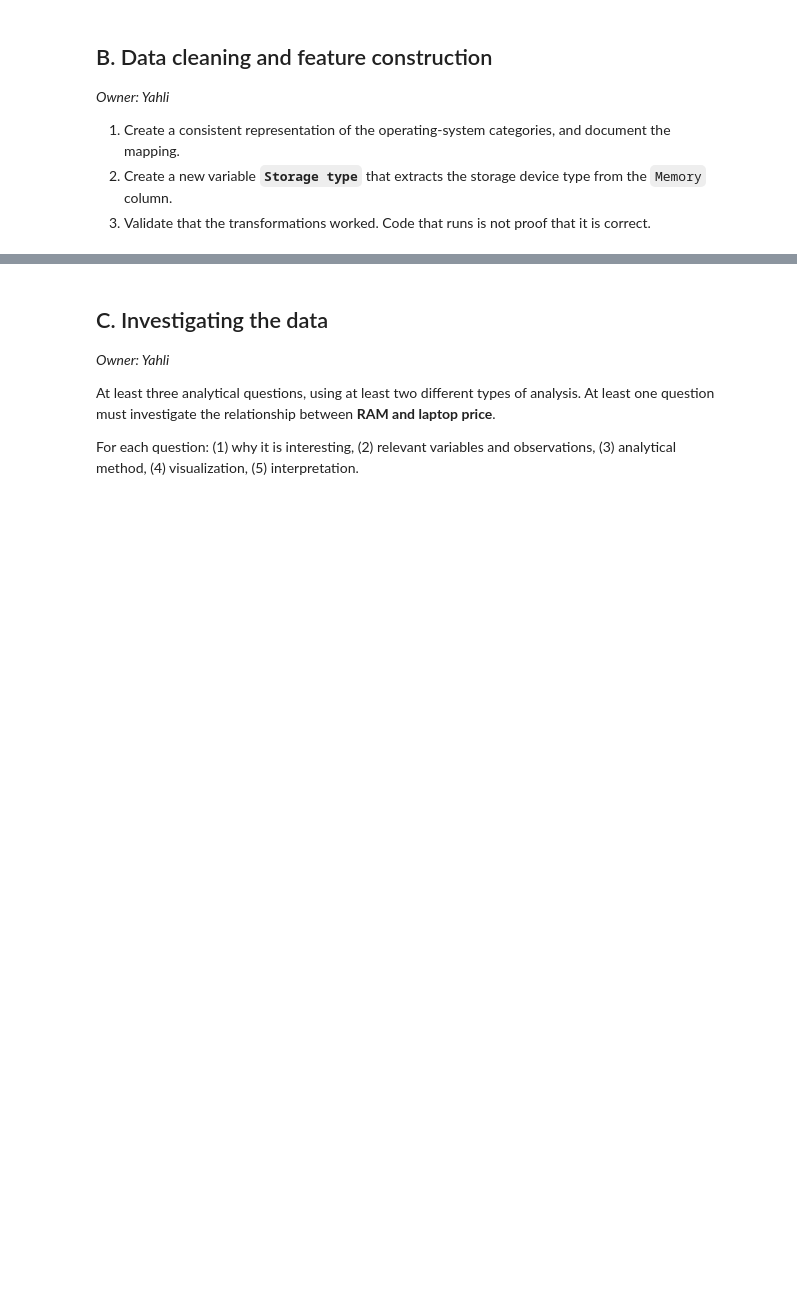
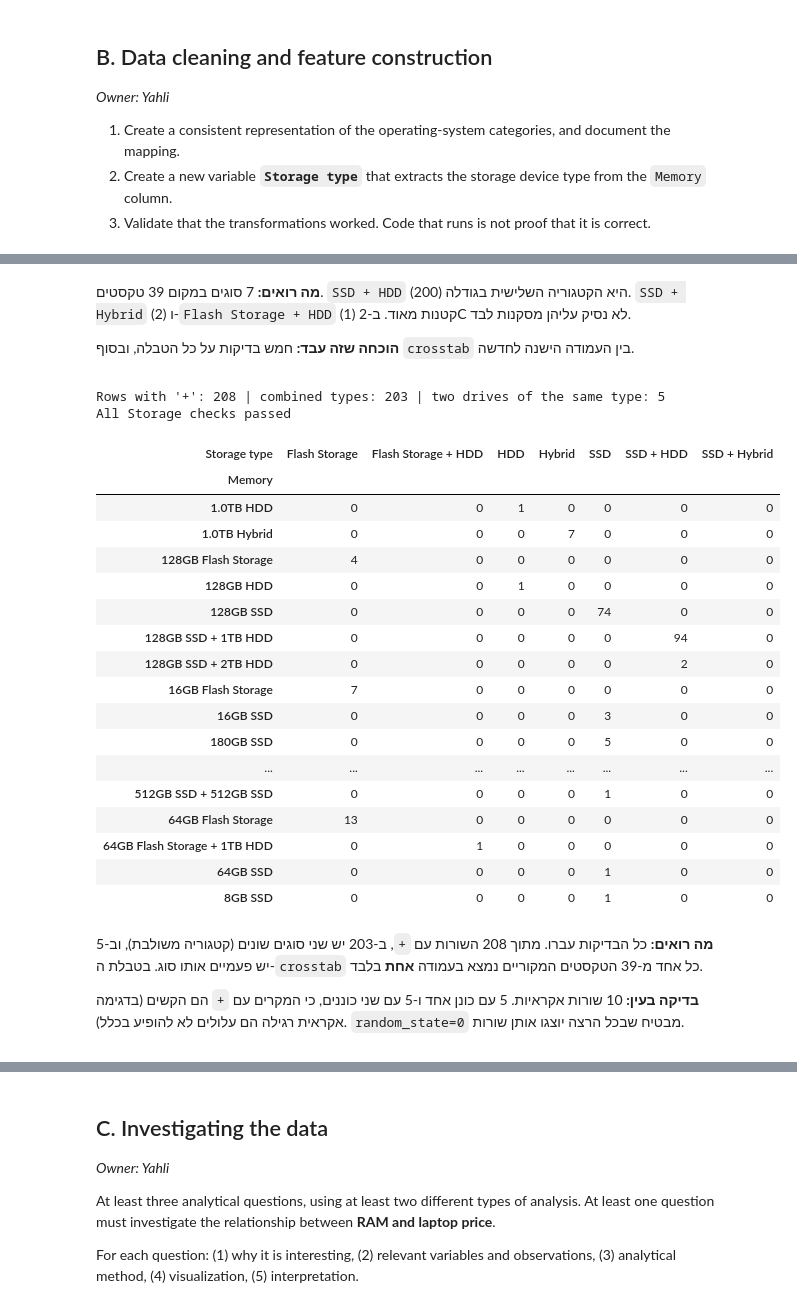
Before and after one commit to yonipick-subair/MiniProject_1, a Jupyter notebook: Q2_laptop_analysis.ipynb, the cells around one changed output, grey strips where cells are left out. Drawn from its saved outputs; the diff is of its cells as text; code cells hidden in the pictures; blank space fills up the shorter version.

```diff
--- a/Q2_laptop_analysis.ipynb
+++ b/Q2_laptop_analysis.ipynb
@@ -89,0 +672,4 @@ Before analyzing, we investigate structure and quality:
+# %%
+df["Storage type"] = df["Memory"].apply(storage_type)
+df["Storage (GB)"] = df["Memory"].apply(storage_total_gb)
+df["Storage type"].value_counts()
@@ -89,0 +686,74 @@ Before analyzing, we investigate structure and quality:
+# %% [markdown]
+<div dir="rtl">
+
+**מה רואים:** 7 סוגים במקום 39 טקסטים. `SSD + HDD` היא הקטגוריה השלישית בגודלה (200).
+`SSD + Hybrid` (2) ו-`Flash Storage + HDD` (1) קטנות מאוד. ב-2C לא נסיק עליהן מסקנות לבד.
+
+**הוכחה שזה עבד:** חמש בדיקות על כל הטבלה, ובסוף `crosstab` בין העמודה הישנה לחדשה.
+
+</div>
+# %%
+# Check 1: no missing or empty values
+assert df["Storage type"].notna().all()
+assert (df["Storage type"] != "").all()
+
+# Check 2: each Memory text gets exactly ONE Storage type
+storage_table = pd.crosstab(df["Memory"], df["Storage type"])
+assert ((storage_table > 0).sum(axis=1) == 1).all(), "a Memory value got two types"
+
+# Check 3: the new column and the original text name the same types, row by row.
+# Both directions: nothing invented, and nothing forgotten (e.g. a lost second drive).
+for memory, kinds in zip(df["Memory"], df["Storage type"]):
+    new_kinds = kinds.split(" + ")
+    for kind in new_kinds:
+        assert kind in memory, f"{kind!r} not found in {memory!r}"
+    for kind in STORAGE_KINDS:
+        if kind in memory:
+            assert kind in new_kinds, f"{kind!r} is in {memory!r} but missing from {kinds!r}"
+
+# Check 4: a combined type (with '+') can only come from a row with two drives
+has_plus = df["Memory"].str.contains("+", regex=False)
+is_combined = df["Storage type"].str.contains("+", regex=False)
+assert has_plus[is_combined].all(), "a combined type in a row with one drive"
+print("Rows with '+':", has_plus.sum(),
+      "| combined types:", is_combined.sum(),
+      "| two drives of the same type:", (has_plus & ~is_combined).sum())
+
+# Check 5: sizes are positive, and '1TB' and '1.0TB' give the same number
+assert (df["Storage (GB)"] > 0).all()
+assert (df.loc[df["Memory"] == "1TB HDD", "Storage (GB)"] == 1000).all()
+assert (df.loc[df["Memory"] == "1.0TB HDD", "Storage (GB)"] == 1000).all()
+
+print("All Storage checks passed")
+storage_table
+# %% [output]
+Rows with '+': 208 | combined types: 203 | two drives of the same type: 5
+All Storage checks passed
+| Storage type | Flash Storage | Flash Storage + HDD | HDD | Hybrid | SSD | SSD + HDD | SSD + Hybrid |
+| Memory |  |  |  |  |  |  |  |
+| 1.0TB HDD | 0 | 0 | 1 | 0 | 0 | 0 | 0 |
+| 1.0TB Hybrid | 0 | 0 | 0 | 7 | 0 | 0 | 0 |
+| 128GB Flash Storage | 4 | 0 | 0 | 0 | 0 | 0 | 0 |
+| 128GB HDD | 0 | 0 | 1 | 0 | 0 | 0 | 0 |
+| 128GB SSD | 0 | 0 | 0 | 0 | 74 | 0 | 0 |
+| 128GB SSD + 1TB HDD | 0 | 0 | 0 | 0 | 0 | 94 | 0 |
+| 128GB SSD + 2TB HDD | 0 | 0 | 0 | 0 | 0 | 2 | 0 |
+| 16GB Flash Storage | 7 | 0 | 0 | 0 | 0 | 0 | 0 |
+| 16GB SSD | 0 | 0 | 0 | 0 | 3 | 0 | 0 |
+| 180GB SSD | 0 | 0 | 0 | 0 | 5 | 0 | 0 |
+| ... | ... | ... | ... | ... | ... | ... | ... |
+| 512GB SSD + 512GB SSD | 0 | 0 | 0 | 0 | 1 | 0 | 0 |
+| 64GB Flash Storage | 13 | 0 | 0 | 0 | 0 | 0 | 0 |
+| 64GB Flash Storage + 1TB HDD | 0 | 1 | 0 | 0 | 0 | 0 | 0 |
+| 64GB SSD | 0 | 0 | 0 | 0 | 1 | 0 | 0 |
+| 8GB SSD | 0 | 0 | 0 | 0 | 1 | 0 | 0 |
+# %% [markdown]
+<div dir="rtl">
+
+**מה רואים:** כל הבדיקות עברו. מתוך 208 השורות עם `+`, ב-203 יש שני סוגים שונים (קטגוריה משולבת), וב-5 יש פעמיים אותו סוג.
+בטבלת ה-`crosstab` כל אחד מ-39 הטקסטים המקוריים נמצא בעמודה **אחת** בלבד.
+
+**בדיקה בעין:** 10 שורות אקראיות. 5 עם כונן אחד ו-5 עם שני כוננים, כי המקרים עם `+` הם הקשים
+(בדגימה אקראית רגילה הם עלולים לא להופיע בכלל). `random_state=0` מבטיח שבכל הרצה יוצגו אותן שורות.
+
+</div>
```
Also changed, not shown: parts of 60 cells of this notebook, 1 other file.
